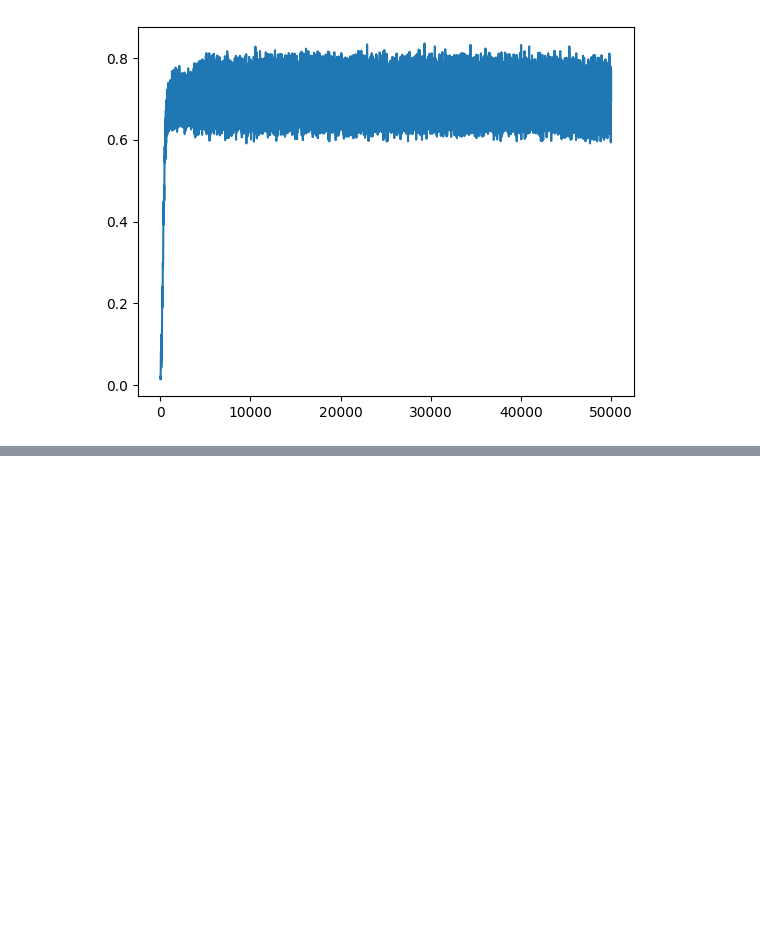
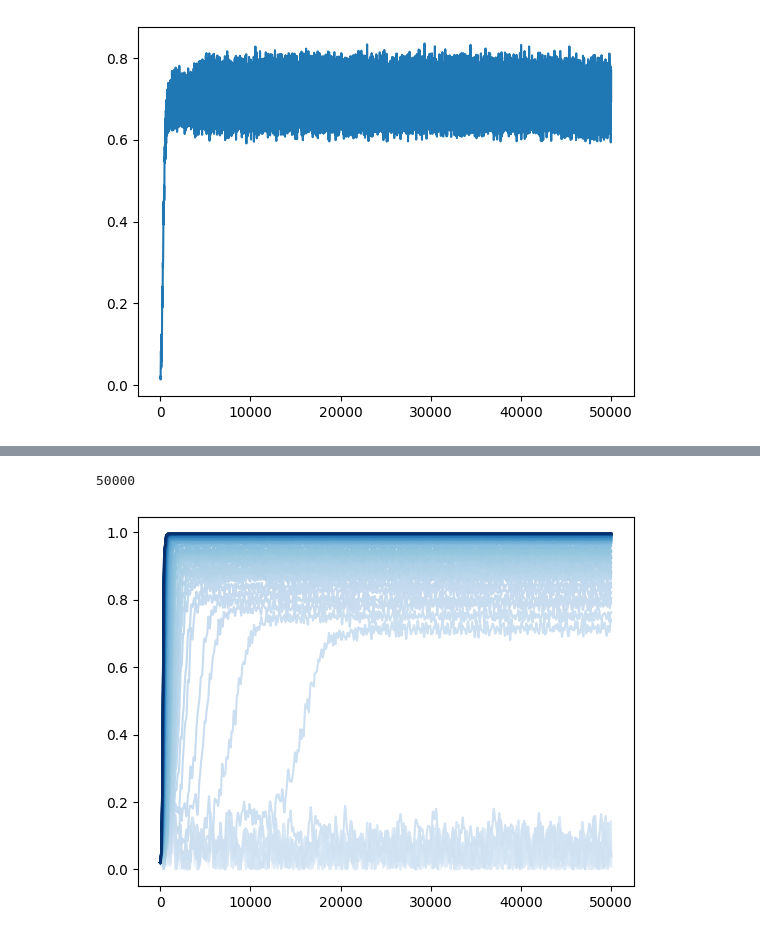
Before and after one commit to Gug-Young/Kuramoto-model, a Jupyter notebook: 230623 cluster algorithm check.ipynb, the cells around one changed output, grey strips where cells are left out. Drawn from its saved outputs; the diff is of its cells as text; code cells hidden in the pictures; blank space fills up the shorter version.

```diff
--- a/230623 cluster algorithm check.ipynb
+++ b/230623 cluster algorithm check.ipynb
@@ -586,0 +591,35 @@ array([1.38283635, 1.38283635])
+# %%
+def Sol_Kuramoto_mf2_sets(K_set,N,m,t_array,p_theta = [], p_dtheta = [], p_omega = [],result_time = 0):
+    theta, dtheta, omega  =  p_theta, p_dtheta,p_omega
+    if m==0:
+        function = Kuramoto_1st_mf_sets_r
+    else:
+        function = Kuramoto_2nd_mf_sets_r
+    result,rs = RK4_r_sets(function,np.c_[theta,dtheta],t_array,args=(omega,N,m,K_set),result_time=result_time)
+    theta_s = result[:,:N]
+    dtheta_s = result[:,N:2*N]
+    if m == 0:
+        dt = t_array[1]-t_array[0]
+        dtheta_s = np.diff(theta_s/dt,axis=0)
+    return theta_s,dtheta_s,rs
+# %%
+K_set = np.arange(0,10,0.1).reshape(-1,1)
+m = 1
+N = 500
+theta_init,omega,Kc = Normal(N,0,1,seed=seed)
+N_set = len(K_set)
+theta_sets = (np.ones((N_set,1))*theta_init)
+omega_sets = (np.ones((N_set,1))*omega)
+
+
+omega = np.sort(omega)
+
+t_end = 500
+dt =0.1
+t = np.arange(0,t_end,dt)
+theta, dtheta,rs = Sol_Kuramoto_mf2_sets(K_set,N=N,m=m,t_array=t,p_theta=theta_sets,p_dtheta= 0*omega_sets,p_omega=omega_sets)
+if m == 0:
+        dtheta = np.c_[dtheta[0],dtheta.T].T
+# %%
+K_lin = (K_set.reshape(-1))/(np.max(K_set)-np.min(K_set))
+K_color = plt.cm.Blues(K_lin)
@@ -586,0 +637,10 @@ array([1.38283635, 1.38283635])
+# %%
+len(ln)
+# %% [output]
+50000
+# %%
+ln = plt.plot(rs.T[0].T)
+for i,l in enumerate(ln):
+    l.set_color(K_color[i])
+# %% [output]
+[figure, added]
```
Also changed, not shown: parts of 17 cells of this notebook, 3 other files.
